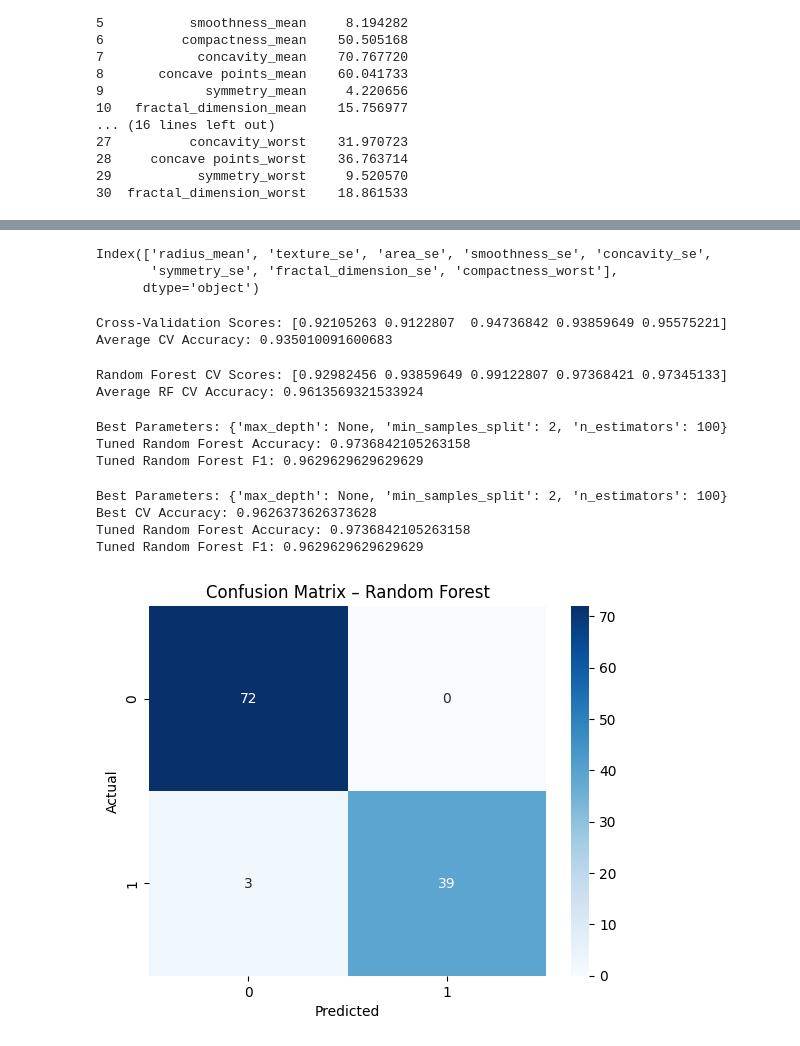
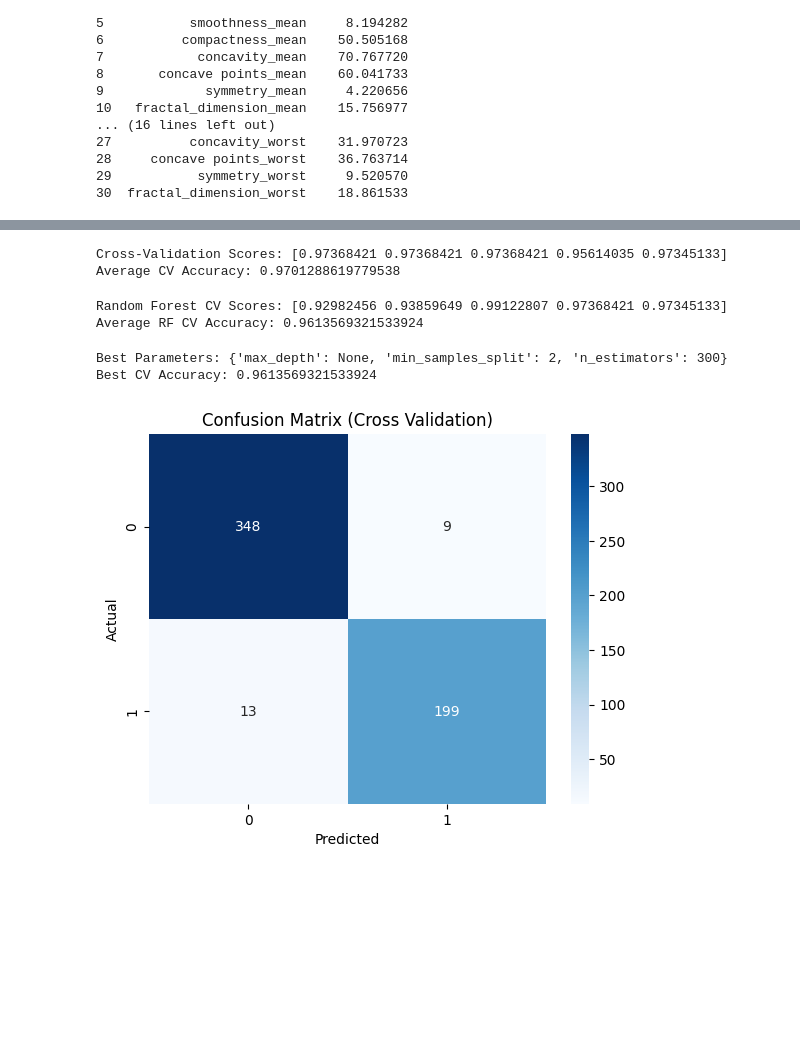
Before and after one commit to Prayagxraj/breast-cancer-ml-optimisation-analysis, a Jupyter notebook: notebook/breast_cancer.ipynb, the cells around one changed output, grey strips where cells are left out. Saved outputs shown, nothing was run; the diff lists cells and outputs as text; code cells hidden in the pictures; blank space fills up the shorter version.

```diff
--- a/notebook/breast_cancer.ipynb
+++ b/notebook/breast_cancer.ipynb
@@ -175,5 +133 @@ Requirement already satisfied: tabulate in /opt/miniconda3/envs/creditcard_env/l
-# %%
-import statsmodels.api as sm
-
-X = sm.add_constant(X)
 # %%
@@ -254,17 +217,12 @@ Dropping area_se (VIF=16.23)
 # %%
-print(X_clean.columns)
 #These are the features whih have survived vif filtering
-# %% [output]
-Index(['radius_mean', 'texture_se', 'area_se', 'smoothness_se', 'concavity_se',
-       'symmetry_se', 'fractal_dimension_se', 'compactness_worst'],
-      dtype='object')
 # %%
 vif_pipeline = Pipeline([
     ("scaler", StandardScaler()),
     ("model", LogisticRegression(max_iter=5000))
 ])
 
-scores = cross_val_score(
+vif_scores = cross_val_score(
     vif_pipeline,
     X_clean,
     y,
@@ -272,9 +230,9 @@ scores = cross_val_score(
     scoring="accuracy"
 )
 
-print("Cross-Validation Scores:", scores)
-print("Average CV Accuracy:", scores.mean())
+print("Cross-Validation Scores:", vif_scores)
+print("Average CV Accuracy:", vif_scores.mean())
 # %% [output]
-Cross-Validation Scores: [0.92105263 0.9122807  0.94736842 0.93859649 0.95575221]
-Average CV Accuracy: 0.935010091600683
+Cross-Validation Scores: [0.97368421 0.97368421 0.97368421 0.95614035 0.97345133]
+Average CV Accuracy: 0.9701288619779538
 # %%
@@ -299,7 +257,7 @@ print("Average RF CV Accuracy:", cv_scores.mean())
 Random Forest CV Scores: [0.92982456 0.93859649 0.99122807 0.97368421 0.97345133]
 Average RF CV Accuracy: 0.9613569321533924
 # %%
-
+from sklearn.model_selection import GridSearchCV
 
 param_grid = {
     "n_estimators": [100, 200, 300],
@@ -315,56 +273,40 @@ grid = GridSearchCV(
     n_jobs=-1
 )
 
-grid.fit(X_train, y_train)
+grid.fit(X, y)
 
 print("Best Parameters:", grid.best_params_)
+print("Best CV Accuracy:", grid.best_score_)
 
 best_rf = grid.best_estimator_
-
-rf_pred_tuned = best_rf.predict(X_test)
-
-rf_acc_tuned = accuracy_score(y_test, rf_pred_tuned)
-rf_f1_tuned = f1_score(y_test, rf_pred_tuned)
-
-print("Tuned Random Forest Accuracy:", rf_acc_tuned)
-print("Tuned Random Forest F1:", rf_f1_tuned)
+rf_acc_tuned = grid.best_score_
 # %% [output]
-Best Parameters: {'max_depth': None, 'min_samples_split': 2, 'n_estimators': 100}
-Tuned Random Forest Accuracy: 0.9736842105263158
-Tuned Random Forest F1: 0.9629629629629629
+Best Parameters: {'max_depth': None, 'min_samples_split': 2, 'n_estimators': 300}
+Best CV Accuracy: 0.9613569321533924
-# %%
-best_rf = grid.best_estimator_
-
-rf_pred_tuned = best_rf.predict(X_test)
-
-rf_acc_tuned = accuracy_score(y_test, rf_pred_tuned)
-rf_f1_tuned = f1_score(y_test, rf_pred_tuned)
-
-print("Best Parameters:", grid.best_params_)
-print("Best CV Accuracy:", grid.best_score_)
-
-print("Tuned Random Forest Accuracy:", rf_acc_tuned)
-print("Tuned Random Forest F1:", rf_f1_tuned)
-# %% [output]
-Best Parameters: {'max_depth': None, 'min_samples_split': 2, 'n_estimators': 100}
-Best CV Accuracy: 0.9626373626373628
-Tuned Random Forest Accuracy: 0.9736842105263158
-Tuned Random Forest F1: 0.9629629629629629
 # %%
+from sklearn.model_selection import cross_val_predict
 from sklearn.metrics import confusion_matrix
-cm = confusion_matrix(y_test, rf_pred_tuned)
+
+y_pred_cv = cross_val_predict(
+    best_rf,
+    X,
+    y,
+    cv=5
+)
+
+cm = confusion_matrix(y, y_pred_cv)
 
 sns.heatmap(
     cm,
     annot=True,
     fmt="d",
     cmap="Blues"
 )
 
 plt.xlabel("Predicted")
 plt.ylabel("Actual")
-plt.title("Confusion Matrix – Random Forest")
+plt.title("Confusion Matrix (Cross Validation)")
 
 plt.show()
 # %% [output]
-[figure, old version]
+[figure, new version]
```
Also changed, not shown: parts of 23 cells of this notebook.
